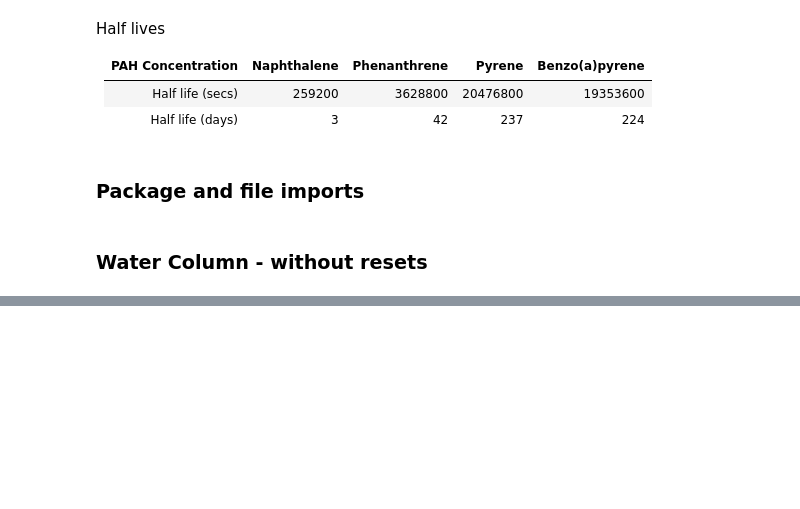
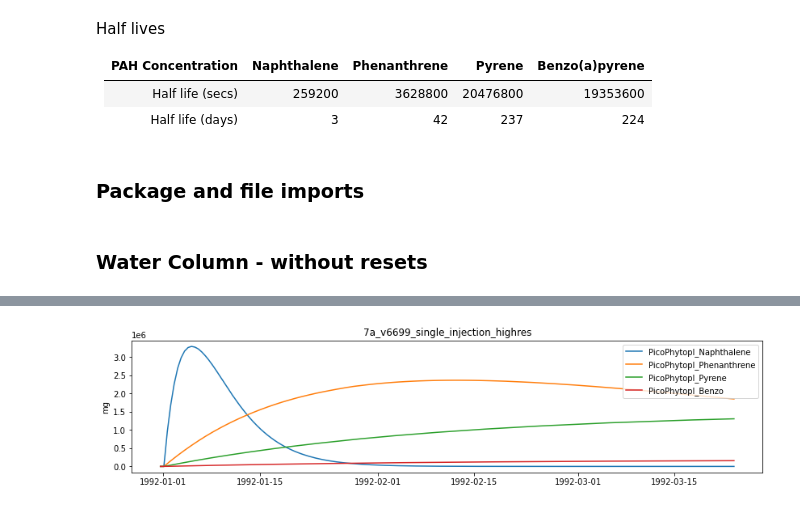
Before and after one commit to SS-Atlantis/analysis-raisha, a Jupyter notebook: notebooks/SSAM-contam-highres.ipynb, the cells around one changed output, grey strips where cells are left out. Drawn from its saved outputs; the diff is of its cells as text; code cells hidden in the pictures; blank space fills up the shorter version.

```diff
--- a/notebooks/SSAM-contam-highres.ipynb
+++ b/notebooks/SSAM-contam-highres.ipynb
@@ -296,0 +92,7 @@ for scenario, label in zip(scenarios, labels):
+# %%
+new_group = {}
+for pah in groups.pahs:
+    new_group['PicoPhytopl_'+pah]= 'PicoPhytopl_' +pah
+plot_group(new_group, scenario_datasets, scenario_paths)
+# %% [output]
+[figure, added]
```
Also changed, not shown: parts of 38 cells of this notebook.
